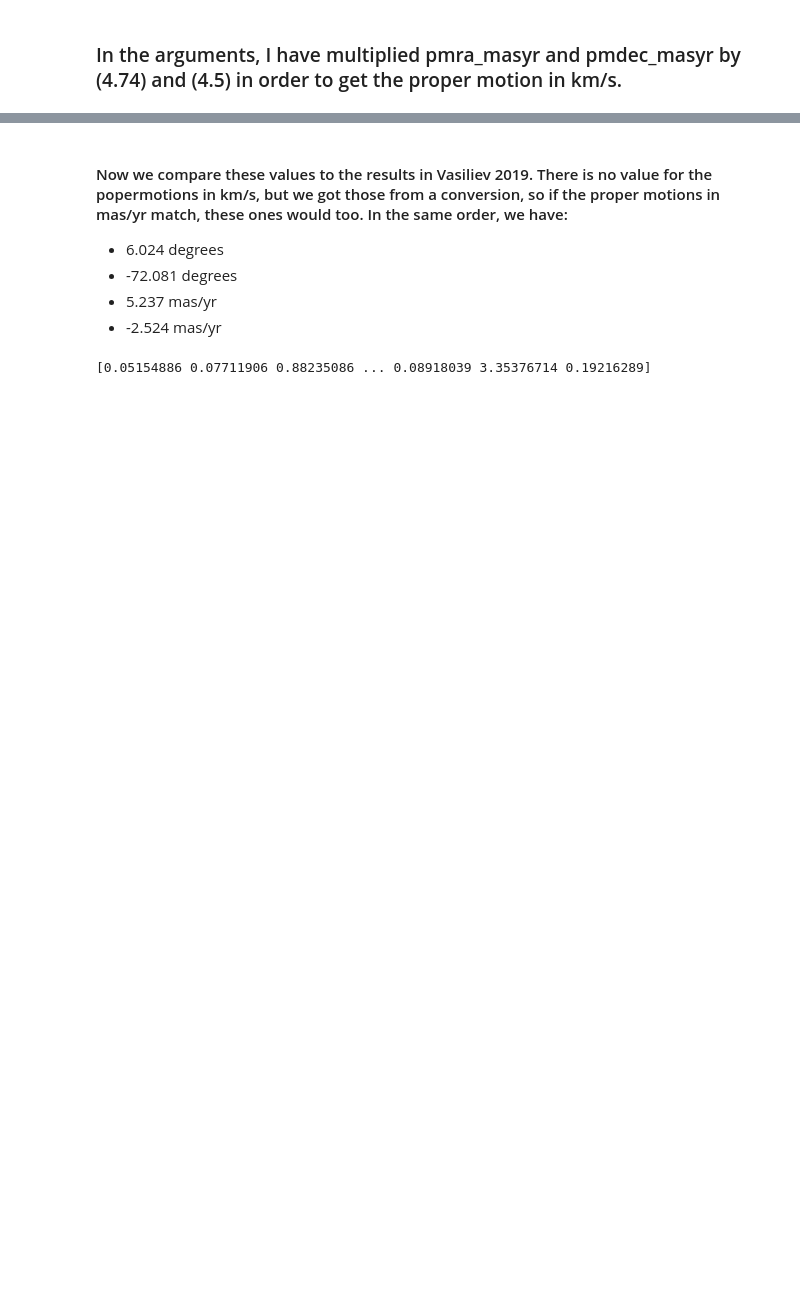
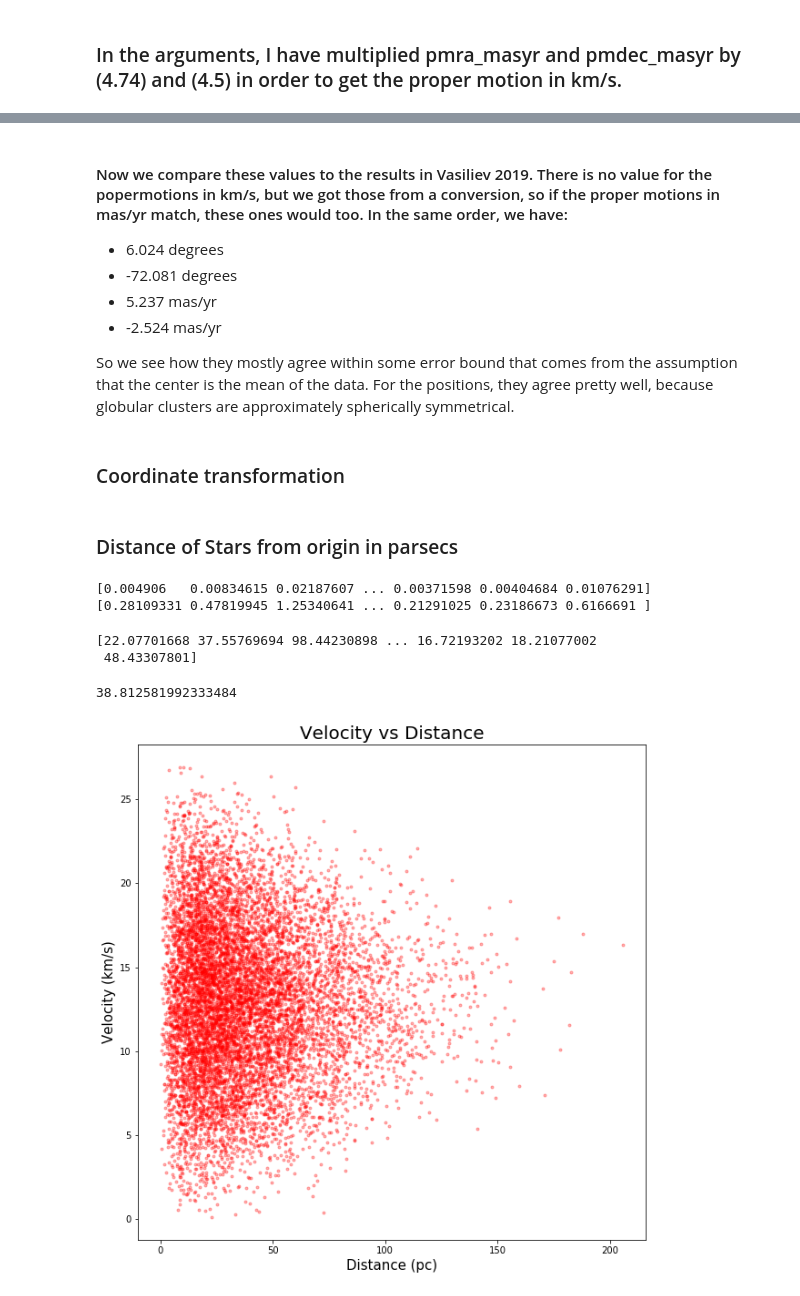
Before and after one commit to rebeccaceppas/problem-set-3, a Jupyter notebook: Problem 2.ipynb, the cells around one changed output, grey strips where cells are left out. Saved outputs shown, nothing was run; the diff lists cells and outputs as text; code cells hidden in the pictures; blank space fills up the shorter version.

```diff
--- a/Problem 2.ipynb
+++ b/Problem 2.ipynb
@@ -175,7 +122,57 @@ Velocity Dec is: -51.97227483147304 km/s
 * -72.081 degrees
 * 5.237 mas/yr
 * -2.524 mas/yr
+
+So we see how they mostly agree within some error bound that comes from the assumption that the center is the mean of the data. For the positions, they agree pretty well, because globular clusters are approximately spherically symmetrical.
-# %%
-print(dec_error_mas)
-# %% [output]
-[0.05154886 0.07711906 0.88235086 ... 0.08918039 3.35376714 0.19216289]
+# %% [markdown]
+### Coordinate transformation
+# %%
+#making the mean distance the origin
+transformCentreRa = ra_deg - 6.021563234447916
+transformCentreDec = dec_deg + 72.08053648986157
+
+#setting the velocity of the mean to be the reference point of v = 0
+transformPmra = pmra_masyr - 5.171309224991742
+transformPmdec = pmdec_masyr + 2.4365810985219425
+
+#same transformation for proper motions but in km/s
+transformPmra_kms = transformPmra*4.5*4.74
+transformPmdec_kms = transformPmdec*4.5*4.74
+# %% [markdown]
+### Distance of Stars from origin in parsecs
+# %%
+#combining Ra and Dec to get total angular distance
+angular_distance = np.sqrt((transformCentreRa*np.cos(transformCentreDec))**2 + transformCentreDec**2)
+
+#transforming to angular distance in arsec so I can use the parallax formula to find distance in pc
+angular_distance_radian = angular_distance*np.pi/180
+
+print(angular_distance_radian)
+print(angular_distance)
+# %% [output]
+[0.004906   0.00834615 0.02187607 ... 0.00371598 0.00404684 0.01076291]
+[0.28109331 0.47819945 1.25340641 ... 0.21291025 0.23186673 0.6166691 ]
+# %%
+d_pc = angular_distance_radian*4.5e3
+print(d_pc)
+# %% [output]
+[22.07701668 37.55769694 98.44230898 ... 16.72193202 18.21077002
+ 48.43307801]
+# %%
+print(np.mean(d_pc))
+# %% [output]
+38.812581992333484
+# %%
+v_kms = np.sqrt(transformPmra_kms**2 + transformPmdec_kms**2)
+# %%
+fig  = plt.figure(figsize=(10,10))
+
+#plot in km/s vs pc
+ax = fig.add_subplot(111)
+ax.plot(d_pc, v_kms, ".", color='red' ,alpha=0.3)
+plt.xlabel("Distance (pc)",fontsize=15)
+plt.ylabel("Velocity (km/s)",fontsize=15)
+plt.title("Velocity vs Distance",fontsize=20)
+plt.show()
+# %% [output]
+[figure, added]
```
Also changed, not shown: parts of 13 cells of this notebook.
